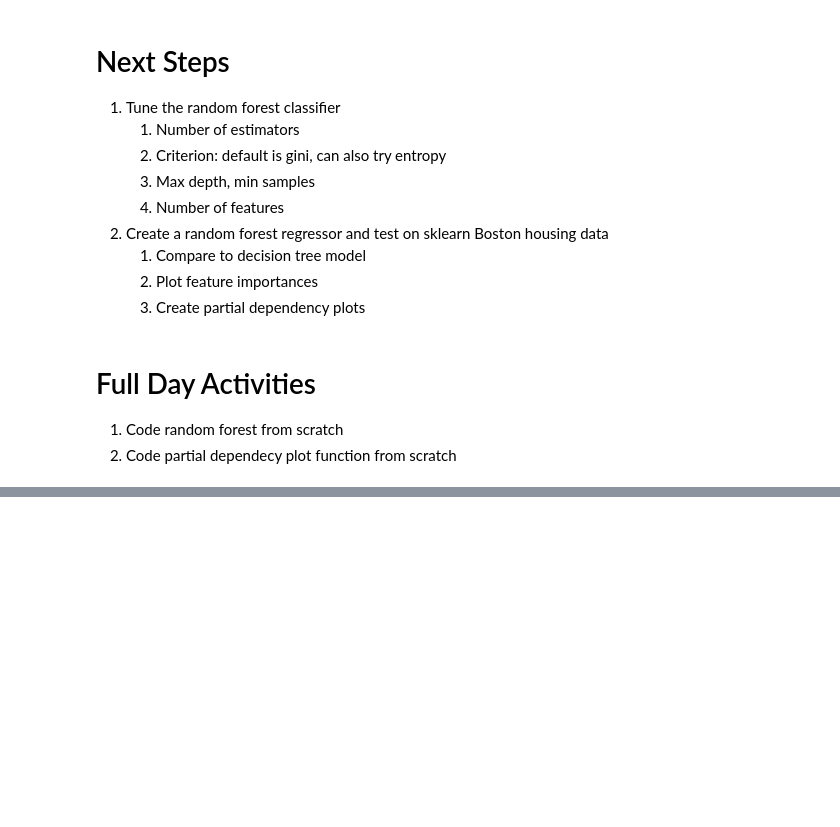
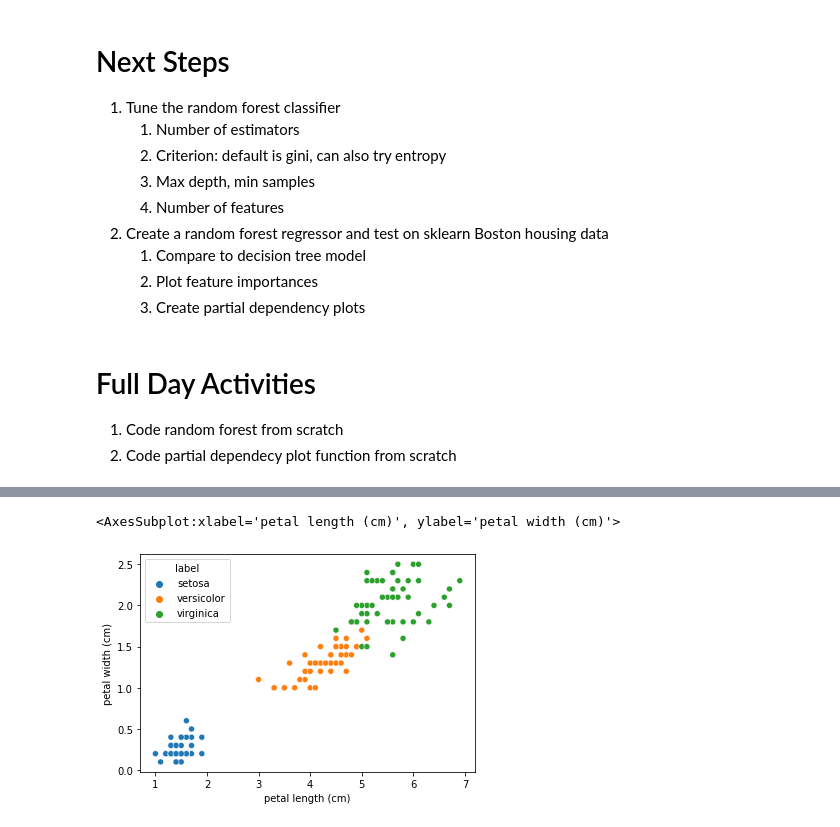
Before and after one commit to dlumian/Random_Forest, a Jupyter notebook: Random_Forest.ipynb, the cells around one changed output, grey strips where cells are left out. Saved outputs shown, nothing was run; the diff lists cells and outputs as text; code cells hidden in the pictures; blank space fills up the shorter version.

```diff
--- a/Random_Forest.ipynb
+++ b/Random_Forest.ipynb
@@ -297,0 +345,5 @@ Target is:  virginica
+# %%
+sns.scatterplot(data=df, x='petal length (cm)', y='petal width (cm)', hue='label')
+# %% [output]
+<AxesSubplot:xlabel='petal length (cm)', ylabel='petal width (cm)'>
+[figure, added]
```
Also changed, not shown: parts of 8 cells of this notebook.
